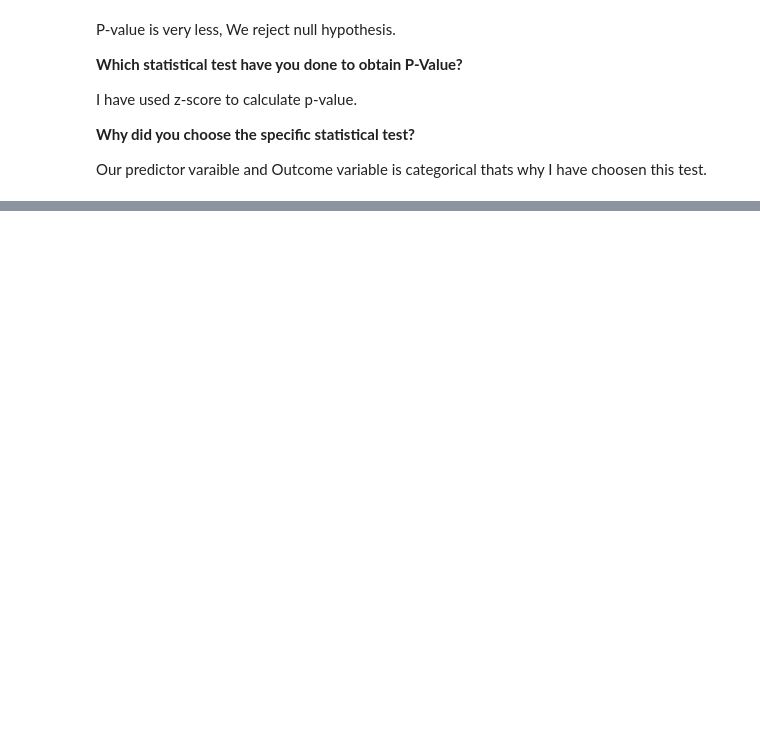
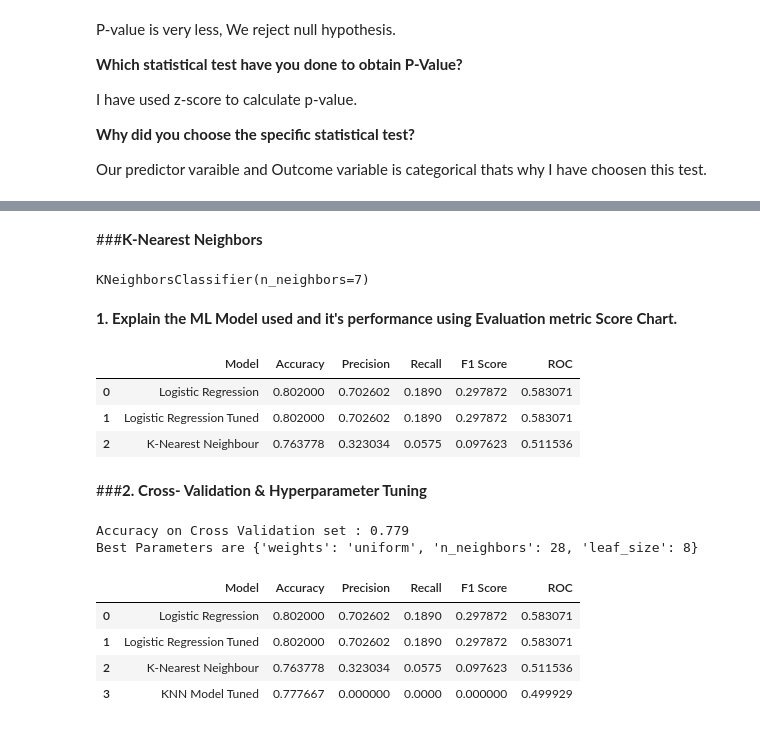
Before and after one commit to shaad4224/credit_card_default_prediction, a Jupyter notebook: Copy_of_credit_card_default_prediction.ipynb, the cells around one changed output, grey strips where cells are left out. Cells and saved outputs as stored; diff of their text form; code cells hidden in the pictures; blank space fills up the shorter version.

```diff
--- a/Copy_of_credit_card_default_prediction.ipynb
+++ b/Copy_of_credit_card_default_prediction.ipynb
@@ -1570,0 +880,62 @@ array([[3959,  714],
+# %% [markdown]
+###**K-Nearest Neighbors**
+# %%
+from sklearn.neighbors import KNeighborsClassifier
+knn = KNeighborsClassifier(n_neighbors=7)
+knn.fit(x_train,y_train)
+# %% [output]
+KNeighborsClassifier(n_neighbors=7)
+# %%
+y_pred = knn.predict(x_test)
+# %% [markdown]
+**1. Explain the ML Model used and it's performance using Evaluation metric Score Chart.**
+# %%
+roc=roc_auc_score(y_test, y_pred)
+acc = accuracy_score(y_test, y_pred)
+prec = precision_score(y_test, y_pred)
+rec = recall_score(y_test, y_pred)
+f1 = f1_score(y_test, y_pred)
+cm2 = confusion_matrix(y_test, y_pred)
+
+results2 = pd.DataFrame([['K-Nearest Neighbour', acc,prec,rec, f1,roc]],
+               columns = ['Model', 'Accuracy', 'Precision', 'Recall', 'F1 Score','ROC'])
+results= results.append(results2, ignore_index = True)
+results
+# %% [output]
+|  | Model | Accuracy | Precision | Recall | F1 Score | ROC |
+| 0 | Logistic Regression | 0.802000 | 0.702602 | 0.1890 | 0.297872 | 0.583071 |
+| 1 | Logistic Regression Tuned | 0.802000 | 0.702602 | 0.1890 | 0.297872 | 0.583071 |
+| 2 | K-Nearest Neighbour | 0.763778 | 0.323034 | 0.0575 | 0.097623 | 0.511536 |
+# %% [markdown]
+###**2. Cross- Validation & Hyperparameter Tuning**
+# %%
+from sklearn.model_selection import GridSearchCV,RandomizedSearchCV
+k_range = list(range(1, 30))
+leaf_size = list(range(1,30))
+weight_options = ['uniform', 'distance']
+knn_param = {'n_neighbors': k_range, 'leaf_size': leaf_size, 'weights': weight_options}
+random_search = RandomizedSearchCV(estimator = knn,param_distributions = knn_param,scoring='accuracy',cv=5,n_jobs=-1)
+random_search = random_search.fit(x_train,y_train)
+best_accuracy_1 = random_search.best_score_
+print('Accuracy on Cross Validation set :',best_accuracy_1)
+best_parameters = random_search.best_params_
+print("Best Parameters are",best_parameters)
+y_pred_KNN = random_search.predict(x_test)
+roc=roc_auc_score(y_test, y_pred_KNN)
+acc = accuracy_score(y_test, y_pred_KNN)
+prec = precision_score(y_test, y_pred_KNN)
+rec = recall_score(y_test, y_pred_KNN)
+f1 = f1_score(y_test, y_pred_KNN)
+cm3 = confusion_matrix(y_test, y_pred_KNN)
+model =  pd.DataFrame([['KNN Model Tuned', acc,prec,rec, f1,roc]],
+               columns = ['Model', 'Accuracy', 'Precision', 'Recall', 'F1 Score','ROC'])
+results = results.append(model, ignore_index = True)
+results
+# %% [output]
+Accuracy on Cross Validation set : 0.779
+Best Parameters are {'weights': 'uniform', 'n_neighbors': 28, 'leaf_size': 8}
+|  | Model | Accuracy | Precision | Recall | F1 Score | ROC |
+| 0 | Logistic Regression | 0.802000 | 0.702602 | 0.1890 | 0.297872 | 0.583071 |
+| 1 | Logistic Regression Tuned | 0.802000 | 0.702602 | 0.1890 | 0.297872 | 0.583071 |
+| 2 | K-Nearest Neighbour | 0.763778 | 0.323034 | 0.0575 | 0.097623 | 0.511536 |
+| 3 | KNN Model Tuned | 0.777667 | 0.000000 | 0.0000 | 0.000000 | 0.499929 |
```
Also changed, not shown: parts of 117 cells of this notebook.
